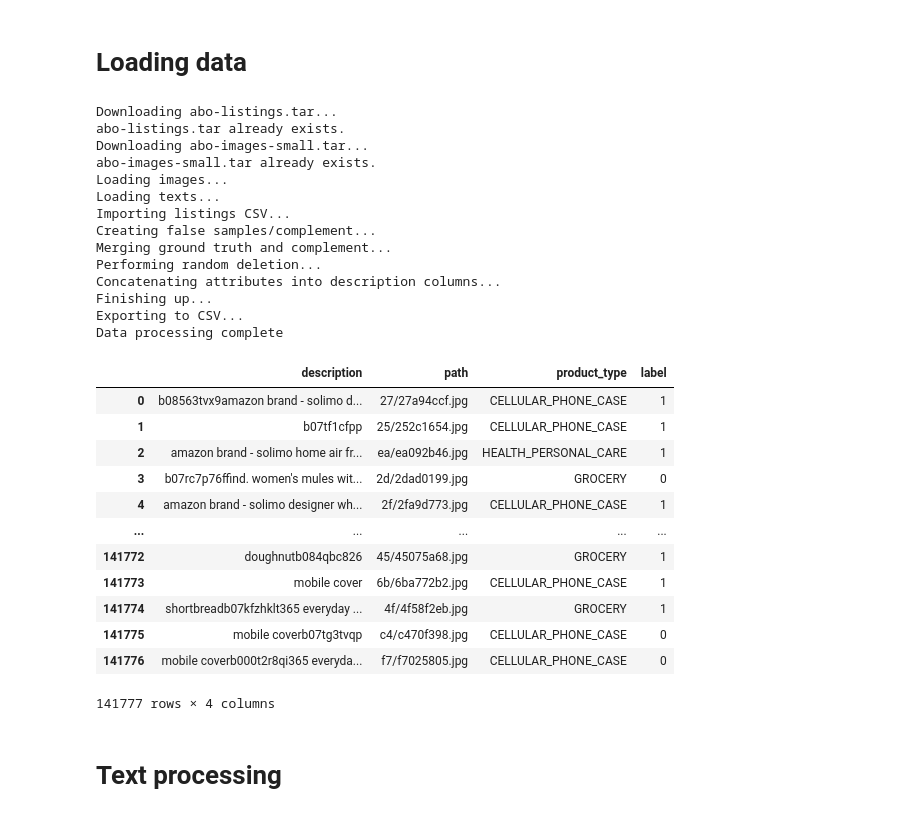
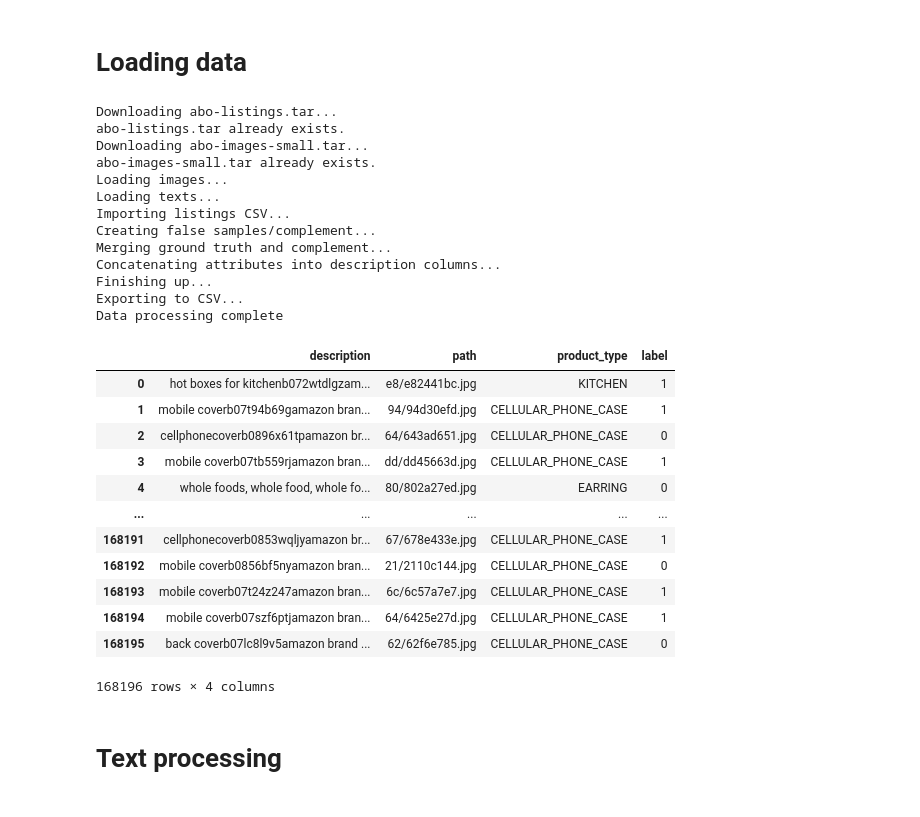
Before and after one commit to slacrum/multimodal_product_matching, a Jupyter notebook: notebooks/experiments/mnn_em.ipynb, the cells around one changed output. Cells and saved outputs as stored; diff of their text form; code cells hidden in the pictures.

```diff
--- a/notebooks/experiments/mnn_em.ipynb
+++ b/notebooks/experiments/mnn_em.ipynb
@@ -54,45 +49,44 @@ from data_loader.abo import ABO
 # %%
 data = ABO(path=config["data"]["path"],
            download=True,
            extract=False,
            preprocess=True,
            alt_augment=False,
-           random_deletion=True,
+           random_deletion=False,
            export_csv=True).data
 
 # data = pd.read_csv(os.path.join(config["data"]["path"], "data.csv"))
 # data = data.drop({"Unnamed: 0"}, axis=1)
 
 data = data[['description', 'path', 'product_type', 'label']]
 data
 # %% [output]
 Downloading abo-listings.tar...
 abo-listings.tar already exists.
 Downloading abo-images-small.tar...
 abo-images-small.tar already exists.
 Loading images...
 Loading texts...
 Importing listings CSV...
 Creating false samples/complement...
 Merging ground truth and complement...
-Performing random deletion...
 Concatenating attributes into description columns...
 Finishing up...
 Exporting to CSV...
 Data processing complete
 |  | description | path | product_type | label |
-| 0 | b08563tvx9amazon brand - solimo d... | 27/27a94ccf.jpg | CELLULAR_PHONE_CASE | 1 |
-| 1 | b07tf1cfpp | 25/252c1654.jpg | CELLULAR_PHONE_CASE | 1 |
-| 2 | amazon brand - solimo home air fr... | ea/ea092b46.jpg | HEALTH_PERSONAL_CARE | 1 |
-| 3 | b07rc7p76ffind. women's mules wit... | 2d/2dad0199.jpg | GROCERY | 0 |
-| 4 | amazon brand - solimo designer wh... | 2f/2fa9d773.jpg | CELLULAR_PHONE_CASE | 1 |
+| 0 | hot boxes for kitchenb072wtdlgzam... | e8/e82441bc.jpg | KITCHEN | 1 |
+| 1 | mobile coverb07t94b69gamazon bran... | 94/94d30efd.jpg | CELLULAR_PHONE_CASE | 1 |
+| 2 | cellphonecoverb0896x61tpamazon br... | 64/643ad651.jpg | CELLULAR_PHONE_CASE | 0 |
+| 3 | mobile coverb07tb559rjamazon bran... | dd/dd45663d.jpg | CELLULAR_PHONE_CASE | 1 |
+| 4 | whole foods, whole food, whole fo... | 80/802a27ed.jpg | EARRING | 0 |
 | ... | ... | ... | ... | ... |
-| 141772 | doughnutb084qbc826 | 45/45075a68.jpg | GROCERY | 1 |
-| 141773 | mobile cover | 6b/6ba772b2.jpg | CELLULAR_PHONE_CASE | 1 |
-| 141774 | shortbreadb07kfzhklt365 everyday ... | 4f/4f58f2eb.jpg | GROCERY | 1 |
-| 141775 | mobile coverb07tg3tvqp | c4/c470f398.jpg | CELLULAR_PHONE_CASE | 0 |
-| 141776 | mobile coverb000t2r8qi365 everyda... | f7/f7025805.jpg | CELLULAR_PHONE_CASE | 0 |
+| 168191 | cellphonecoverb0853wqljyamazon br... | 67/678e433e.jpg | CELLULAR_PHONE_CASE | 1 |
+| 168192 | mobile coverb0856bf5nyamazon bran... | 21/2110c144.jpg | CELLULAR_PHONE_CASE | 0 |
+| 168193 | mobile coverb07t24z247amazon bran... | 6c/6c57a7e7.jpg | CELLULAR_PHONE_CASE | 1 |
+| 168194 | mobile coverb07szf6ptjamazon bran... | 64/6425e27d.jpg | CELLULAR_PHONE_CASE | 1 |
+| 168195 | back coverb07lc8l9v5amazon brand ... | 62/62f6e785.jpg | CELLULAR_PHONE_CASE | 0 |
-141777 rows × 4 columns
+168196 rows × 4 columns
 # %%
 img = data[["path"]]  # two brackets for keeping the column name
 text = data["description"]
```
Also changed, not shown: parts of 17 cells of this notebook, 17 other files.
